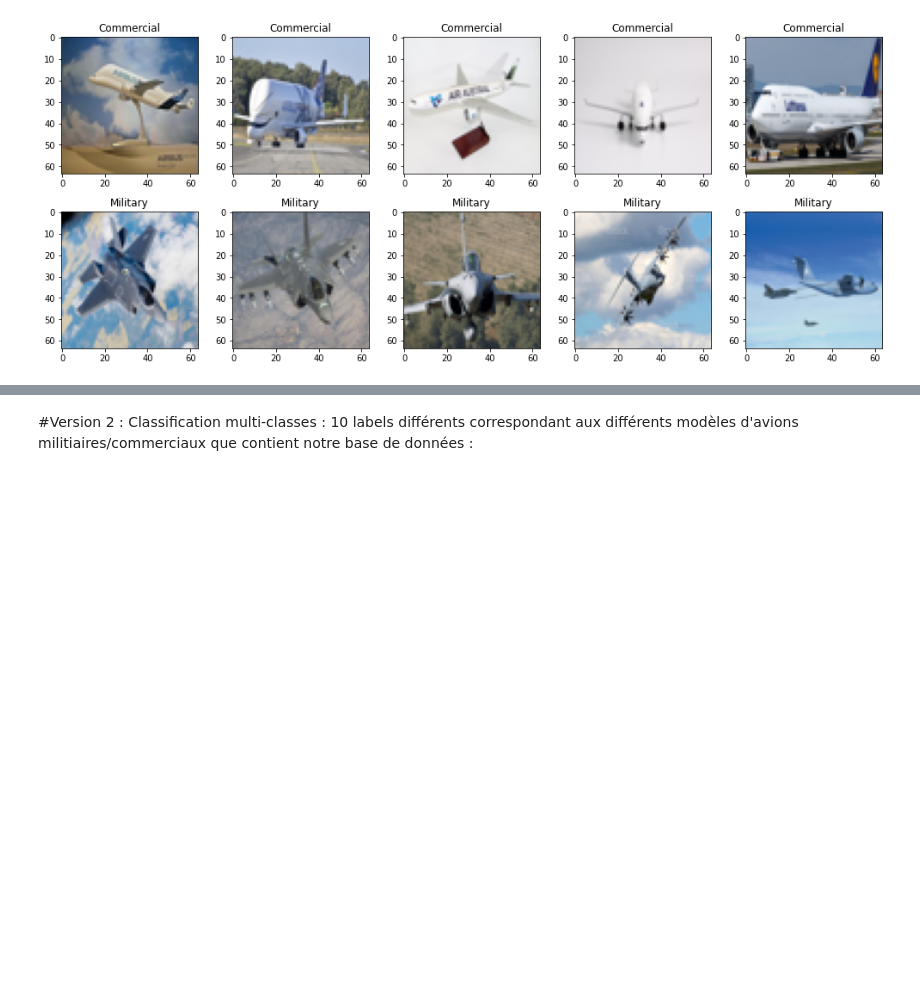
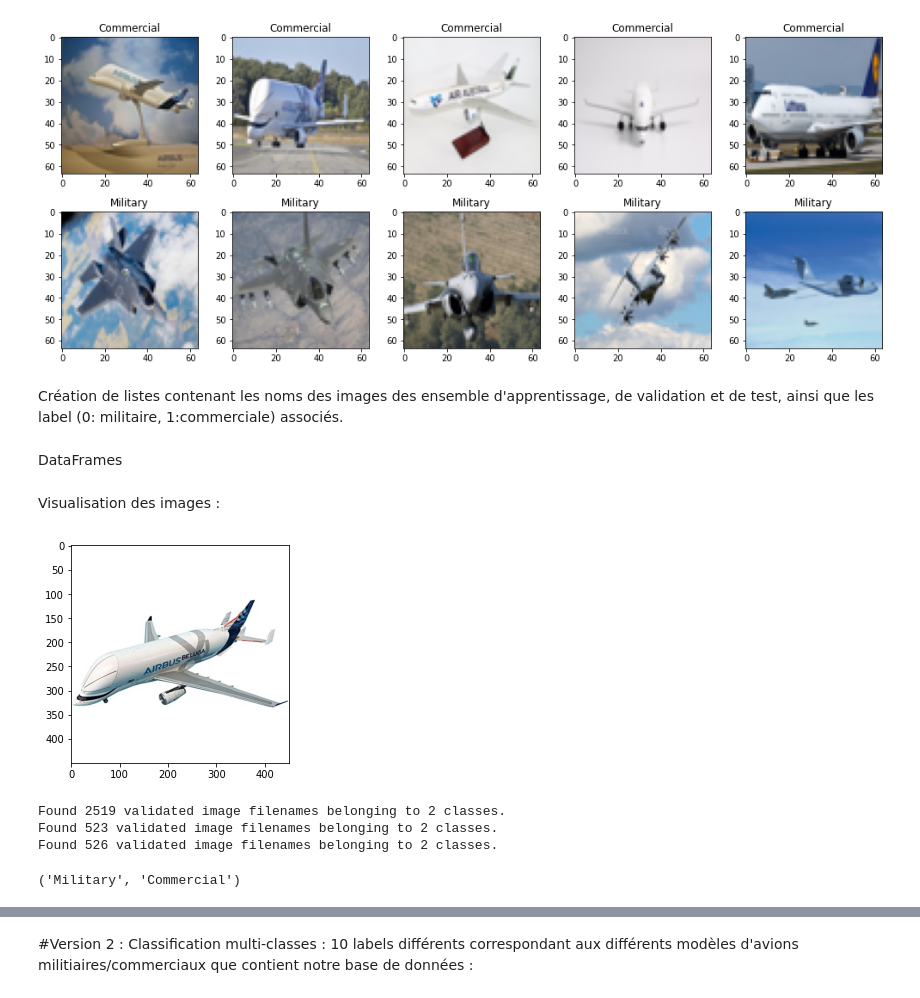
Before and after one commit to faicaltoubali/Airplanes_Image_Classification, a Jupyter notebook: Airplanes_Image_Classification.ipynb, the cells around one changed output, grey strips where cells are left out. Cells and saved outputs as stored; diff of their text form; code cells hidden in the pictures; blank space fills up the shorter version.

```diff
--- a/Airplanes_Image_Classification.ipynb
+++ b/Airplanes_Image_Classification.ipynb
@@ -188,3 +201,5 @@ plt.tight_layout()
 plt.show()
 # %% [output]
 [figure]
+# %% [markdown]
+Création de listes contenant les noms des images des ensemble d'apprentissage, de validation et de test, ainsi que les label (0: militaire, 1:commerciale) associés.
@@ -190,0 +297,2 @@ plt.show()
+# %% [markdown]
+DataFrames
@@ -190,0 +327,63 @@ plt.show()
+# %% [markdown]
+Visualisation des images :
+# %%
+import random
+from keras.preprocessing.image import load_img
+
+sample = random.choice(test_filenames)
+image = load_img(path + "Dataset/Test/Test/" +sample)
+plt.imshow(image)
+plt.show()
+# %% [output]
+[figure, added]
+# %%
+from keras.preprocessing.image import ImageDataGenerator
+
+batch_size = 16
+image_size = 150
+
+
+#Images d'entrainement
+train_datagen=ImageDataGenerator(rescale=1./255)
+train_generator = train_datagen.flow_from_dataframe(
+    train_df,
+    path + "Dataset/Train/Train/",
+    x_col='filename',
+    y_col='category',
+    target_size=(image_size,image_size),
+    class_mode='binary',
+    batch_size=batch_size
+)
+
+#Images de validation
+validation_datagen=ImageDataGenerator(rescale=1./255)
+validation_generator = validation_datagen.flow_from_dataframe(
+    validation_df,
+    path + "Dataset/Validation/Validation/",
+    x_col='filename',
+    y_col='category',
+    class_mode='binary',
+    target_size=(image_size, image_size),
+    batch_size=batch_size
+)
+
+#Images de test
+test_datagen=ImageDataGenerator(rescale=1./255)
+test_generator = test_datagen.flow_from_dataframe(
+    test_df,
+    path + "Dataset/Test/Test/",
+    x_col='filename',
+    y_col='category',
+    class_mode='binary',
+    target_size=(image_size, image_size),
+    batch_size=batch_size
+)
+# %% [output]
+Found 2519 validated image filenames belonging to 2 classes.
+Found 523 validated image filenames belonging to 2 classes.
+Found 526 validated image filenames belonging to 2 classes.
+# %%
+labels= {0: 'Military', 1: 'Commercial'}
+labels.get(0), labels.get(1)
+# %% [output]
+('Military', 'Commercial')
```
Also changed, not shown: parts of 11 cells of this notebook.
